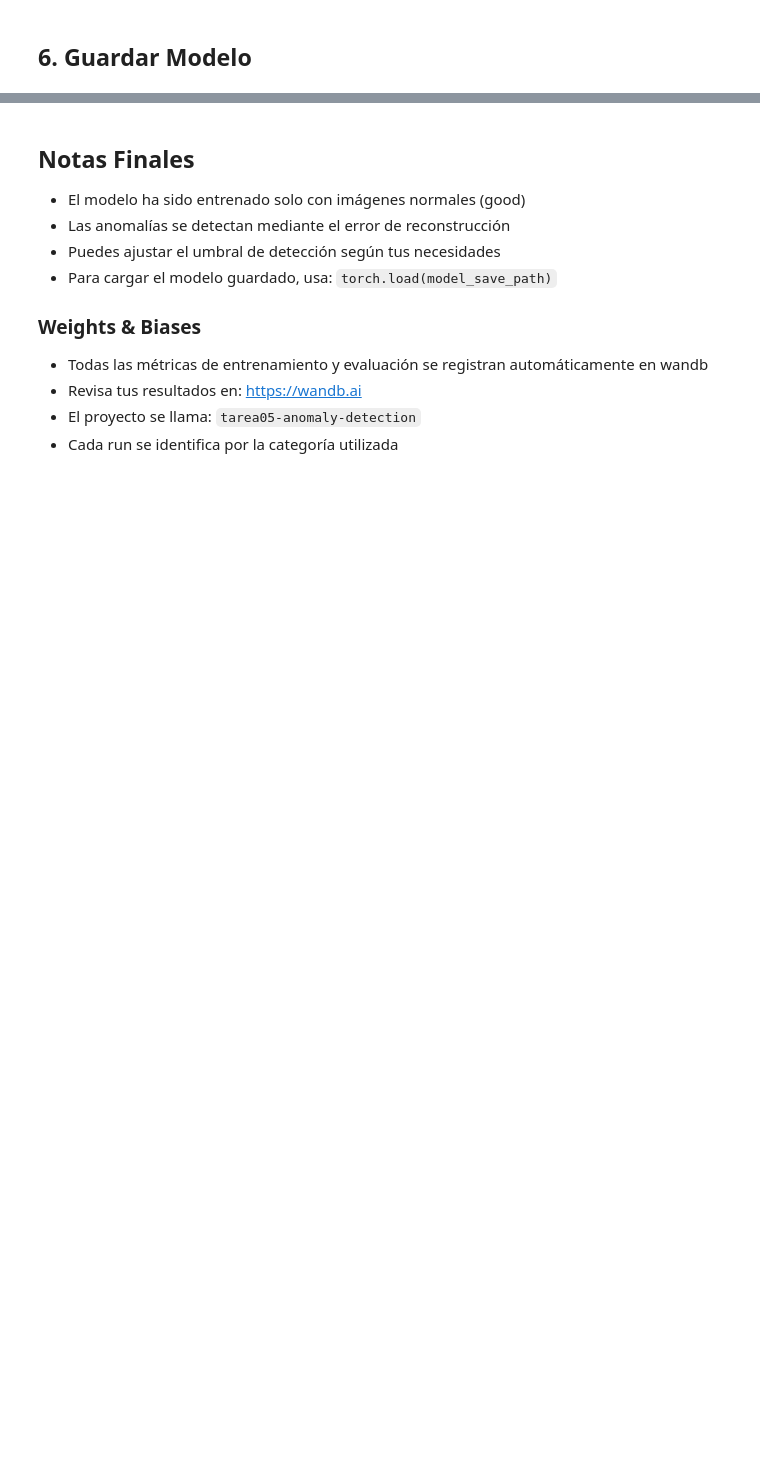
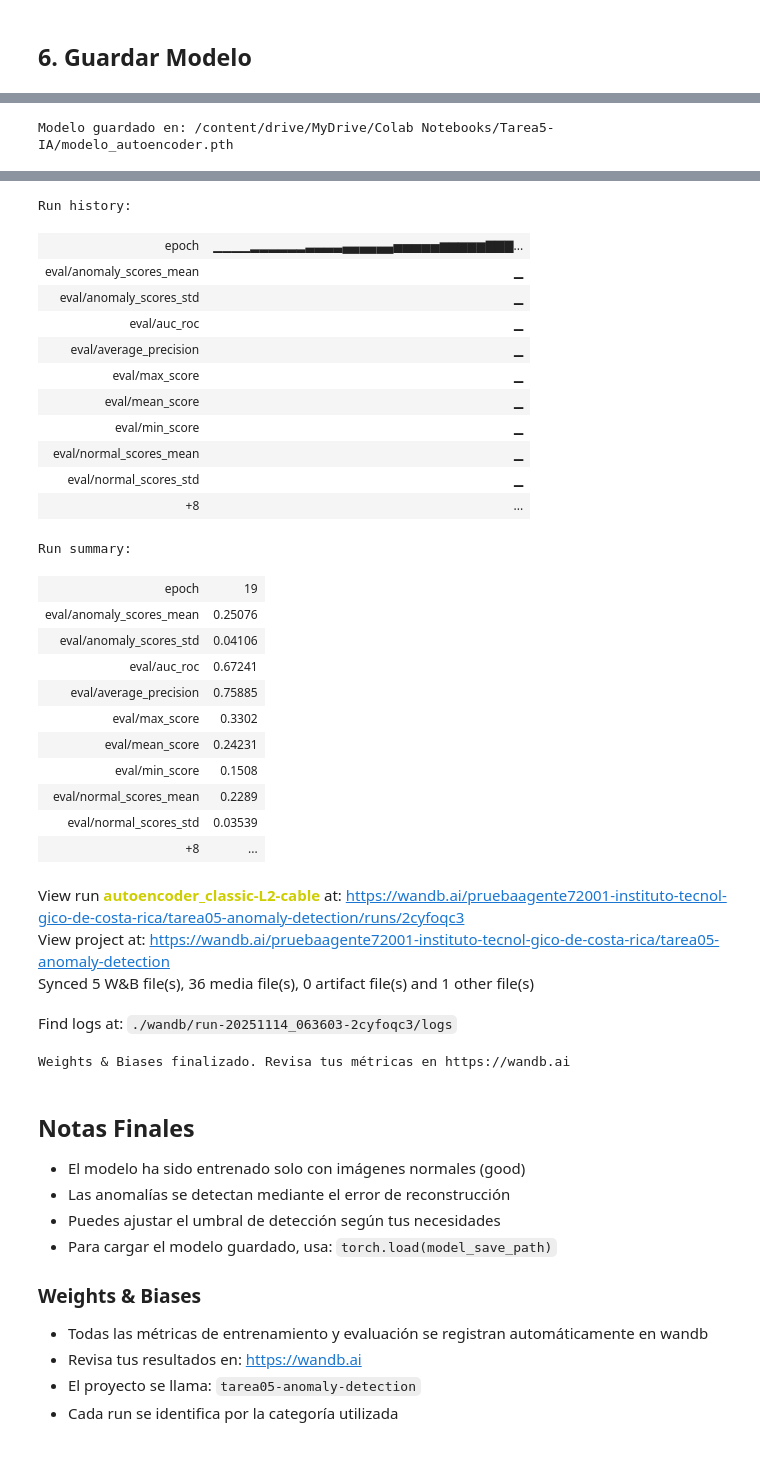
Before and after one commit to davidacunalopez/TAR5IA-Imagenes-generativas, a Jupyter notebook: Tarea05.ipynb, the cells around one changed output, grey strips where cells are left out. Cells and saved outputs as stored; diff of their text form; code cells hidden in the pictures; blank space fills up the shorter version.

```diff
--- a/Tarea05.ipynb
+++ b/Tarea05.ipynb
@@ -1049,4 +1395,21 @@ for idx in sorted_indices[-5:]:
 # %% [markdown]
 ## 6. Guardar Modelo
 # %%
-# Guardar modelo entrenadomodel_save_path = os.path.join(DRIVE_BASE_PATH, 'modelo_autoencoder.pth')torch.save({    'model_state_dict': lightning_model.model.state_dict(),    'optimizer_state_dict': lightning_model.optimizers().state_dict(),    'train_losses': train_losses,    'auc_score': auc_score,    'ap_score': ap_score}, model_save_path)print(f'Modelo guardado en: {model_save_path}')# Guardar modelo en wandbwandb.save(model_save_path)# Finalizar wandb runwandb.finish()print("Weights & Biases finalizado. Revisa tus métricas en https://wandb.ai")
+# Guardar modelo entrenado
+model_save_path = os.path.join(DRIVE_BASE_PATH, 'modelo_autoencoder.pth')
+torch.save({
+    'model_state_dict': lightning_model.model.state_dict(),
+    'optimizer_state_dict': lightning_model.optimizers().state_dict(),
+    'train_losses': train_losses,
+    'auc_score': auc_score,
+    'ap_score': ap_score
+}, model_save_path)
+print(f'Modelo guardado en: {model_save_path}')
+
+# Guardar modelo en wandb
+wandb_logger.experiment.save(model_save_path)
+
+# Finalizar wandb run
+wandb_logger.experiment.finish()
+print("Weights & Biases finalizado. Revisa tus métricas en https://wandb.ai")
+# %% [output]
@@ -1052,0 +1417 @@ for idx in sorted_indices[-5:]:
+Modelo guardado en: /content/drive/MyDrive/Colab Notebooks/Tarea5-IA/modelo_autoencoder.pth
@@ -1053,3 +1419,32 @@ for idx in sorted_indices[-5:]:
+Run history:
+| epoch | ▁▁▁▁▂▂▂▂▂▂▃▃▃▃▄▄▄▄▄▄▅▅▅▅▅▆▆▆▆▆▇▇▇... |
+| eval/anomaly_scores_mean | ▁ |
+| eval/anomaly_scores_std | ▁ |
+| eval/auc_roc | ▁ |
+| eval/average_precision | ▁ |
+| eval/max_score | ▁ |
+| eval/mean_score | ▁ |
+| eval/min_score | ▁ |
+| eval/normal_scores_mean | ▁ |
+| eval/normal_scores_std | ▁ |
+| +8 | ... |
+Run summary:
+| epoch | 19 |
+| eval/anomaly_scores_mean | 0.25076 |
+| eval/anomaly_scores_std | 0.04106 |
+| eval/auc_roc | 0.67241 |
+| eval/average_precision | 0.75885 |
+| eval/max_score | 0.3302 |
+| eval/mean_score | 0.24231 |
+| eval/min_score | 0.1508 |
+| eval/normal_scores_mean | 0.2289 |
+| eval/normal_scores_std | 0.03539 |
+| +8 | ... |
+View run autoencoder_classic-L2-cable at: https://wandb.ai/pruebaagente72001-instituto-tecnol-gico-de-costa-rica/tarea05-anomaly-detection/runs/2cyfoqc3
+View project at: https://wandb.ai/pruebaagente72001-instituto-tecnol-gico-de-costa-rica/tarea05-anomaly-detection
+Synced 5 W&B file(s), 36 media file(s), 0 artifact file(s) and 1 other file(s)
+Find logs at: ./wandb/run-20251114_063603-2cyfoqc3/logs
+Weights & Biases finalizado. Revisa tus métricas en https://wandb.ai
 # %% [markdown]
 ## Notas Finales
 
```
Also changed, not shown: parts of 13 cells of this notebook, 1 other file.
